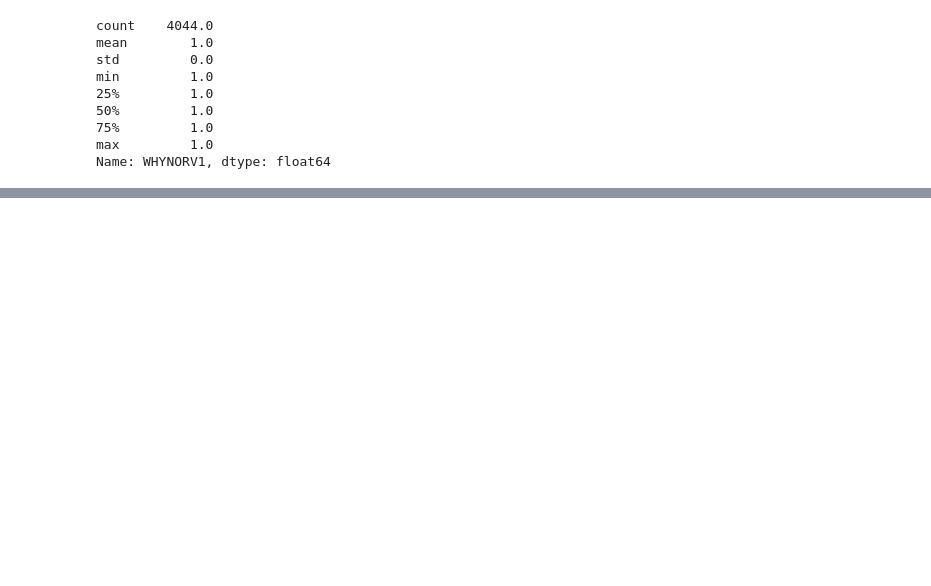
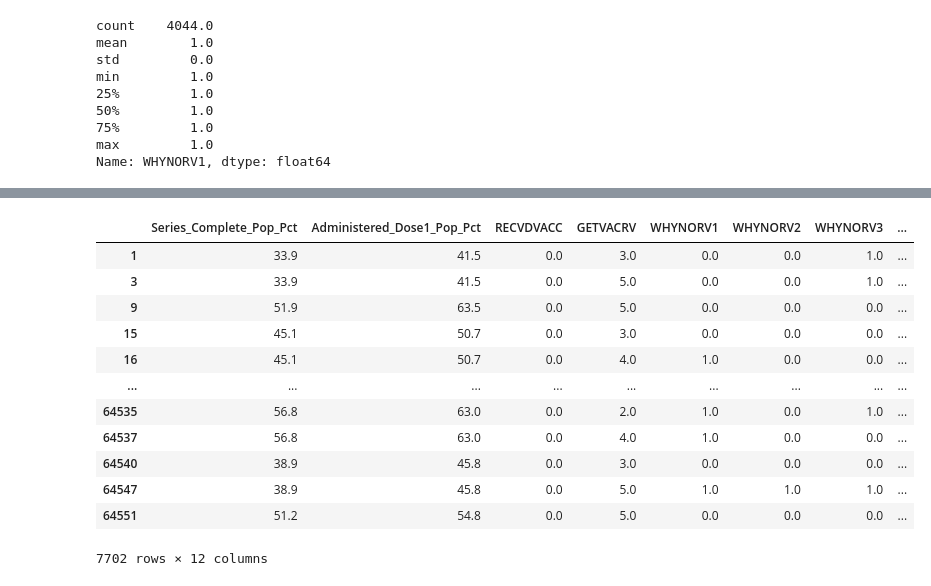
Before and after one commit to abby-wolfe/vaccine_hesitancy_ppol564_final_project, a Jupyter notebook: Vaccine_hesitancy.ipynb, the cells around one changed output, grey strips where cells are left out. Cells and saved outputs as stored; diff of their text form; code cells hidden in the pictures; blank space fills up the shorter version.

```diff
--- a/Vaccine_hesitancy.ipynb
+++ b/Vaccine_hesitancy.ipynb
@@ -223,3 +251,21 @@ corr.style.background_gradient(cmap='coolwarm')
 | WHYNORV8 | -0.061017 | -0.065251 | -0.513511 | 0.320808 | 0.520400 | 0.398440 | 0.477476 | ... |
 | WHYNORV9 | -0.043485 | -0.047542 | -0.389400 | 0.275616 | 0.418081 | 0.325541 | 0.617300 | ... |
 | WHYNORV11 | 0.004612 | 0.004903 | 0.006727 | nan | 0.034331 | 0.019545 | 0.027811 | ... |
+# %%
+# Subsetting data frame to only include people who have not been vaccinated
+combined_df_subset = combined_df[combined_df.RECVDVACC == 0]
+combined_df_subset
+# %% [output]
+|  | Series_Complete_Pop_Pct | Administered_Dose1_Pop_Pct | RECVDVACC | GETVACRV | WHYNORV1 | WHYNORV2 | WHYNORV3 | ... |
+| 1 | 33.9 | 41.5 | 0.0 | 3.0 | 0.0 | 0.0 | 1.0 | ... |
+| 3 | 33.9 | 41.5 | 0.0 | 5.0 | 0.0 | 0.0 | 1.0 | ... |
+| 9 | 51.9 | 63.5 | 0.0 | 5.0 | 0.0 | 0.0 | 0.0 | ... |
+| 15 | 45.1 | 50.7 | 0.0 | 3.0 | 0.0 | 0.0 | 0.0 | ... |
+| 16 | 45.1 | 50.7 | 0.0 | 4.0 | 1.0 | 0.0 | 0.0 | ... |
+| ... | ... | ... | ... | ... | ... | ... | ... | ... |
+| 64535 | 56.8 | 63.0 | 0.0 | 2.0 | 1.0 | 0.0 | 1.0 | ... |
+| 64537 | 56.8 | 63.0 | 0.0 | 4.0 | 1.0 | 0.0 | 0.0 | ... |
+| 64540 | 38.9 | 45.8 | 0.0 | 3.0 | 0.0 | 0.0 | 0.0 | ... |
+| 64547 | 38.9 | 45.8 | 0.0 | 5.0 | 1.0 | 1.0 | 1.0 | ... |
+| 64551 | 51.2 | 54.8 | 0.0 | 5.0 | 0.0 | 0.0 | 0.0 | ... |
+7702 rows × 12 columns
```
Also changed, not shown: parts of 12 cells of this notebook.
